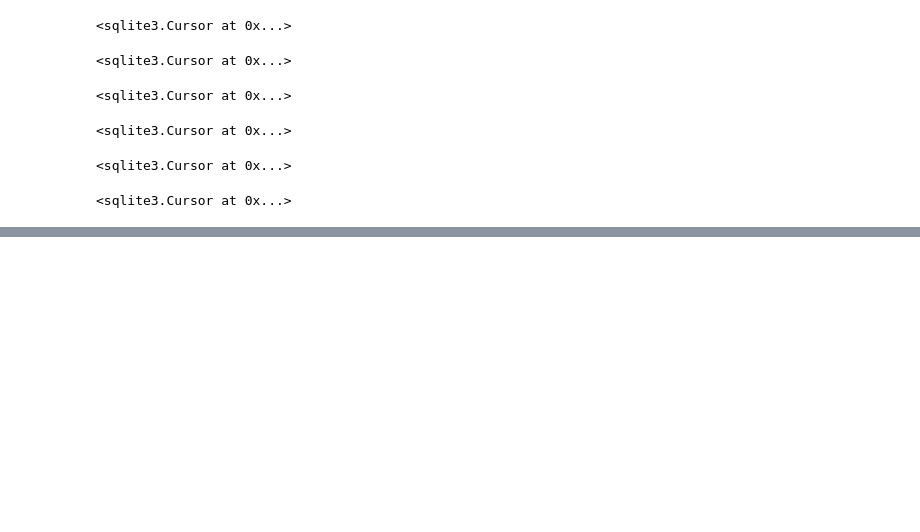
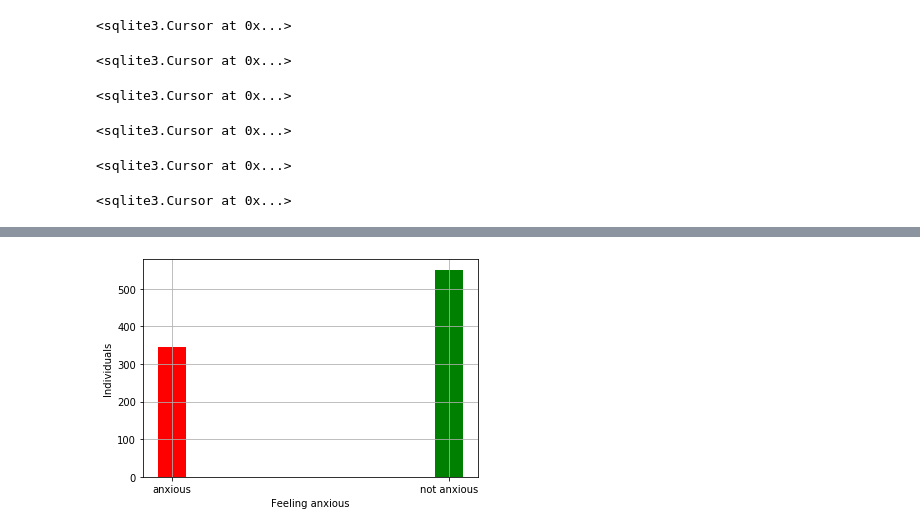
Before and after one commit to Trindad/digestive-diseases, a Jupyter notebook: network/network.ipynb, the cells around one changed output, grey strips where cells are left out. Drawn from its saved outputs; the diff is of its cells as text; code cells hidden in the pictures; blank space fills up the shorter version.

```diff
--- a/network/network.ipynb
+++ b/network/network.ipynb
@@ -399,0 +641,18 @@ conn.commit()
+# %%
+query = "SELECT COUNT(*) FROM patients JOIN health_status ON health_status.SEQN = patients.SEQN WHERE health_status.HSQ496_b = 1"
+
+x = ["anxious", "not anxious"]
+y = []
+for row in c.execute(query):
+  y.append(int(row[0]))
+query = "SELECT COUNT(*) FROM patients JOIN health_status ON health_status.SEQN = patients.SEQN WHERE health_status.HSQ496_b = 0"
+for row in c.execute(query):
+   y.append(int(row[0]))
+
+plt.bar(x, y,  width=0.1,  color=['red', 'green'])
+plt.xlabel('Feeling anxious')
+plt.ylabel('Individuals')
+plt.grid(True)
+plt.show()
+# %% [output]
+[figure, added]
```
Also changed, not shown: parts of 12 cells of this notebook.
